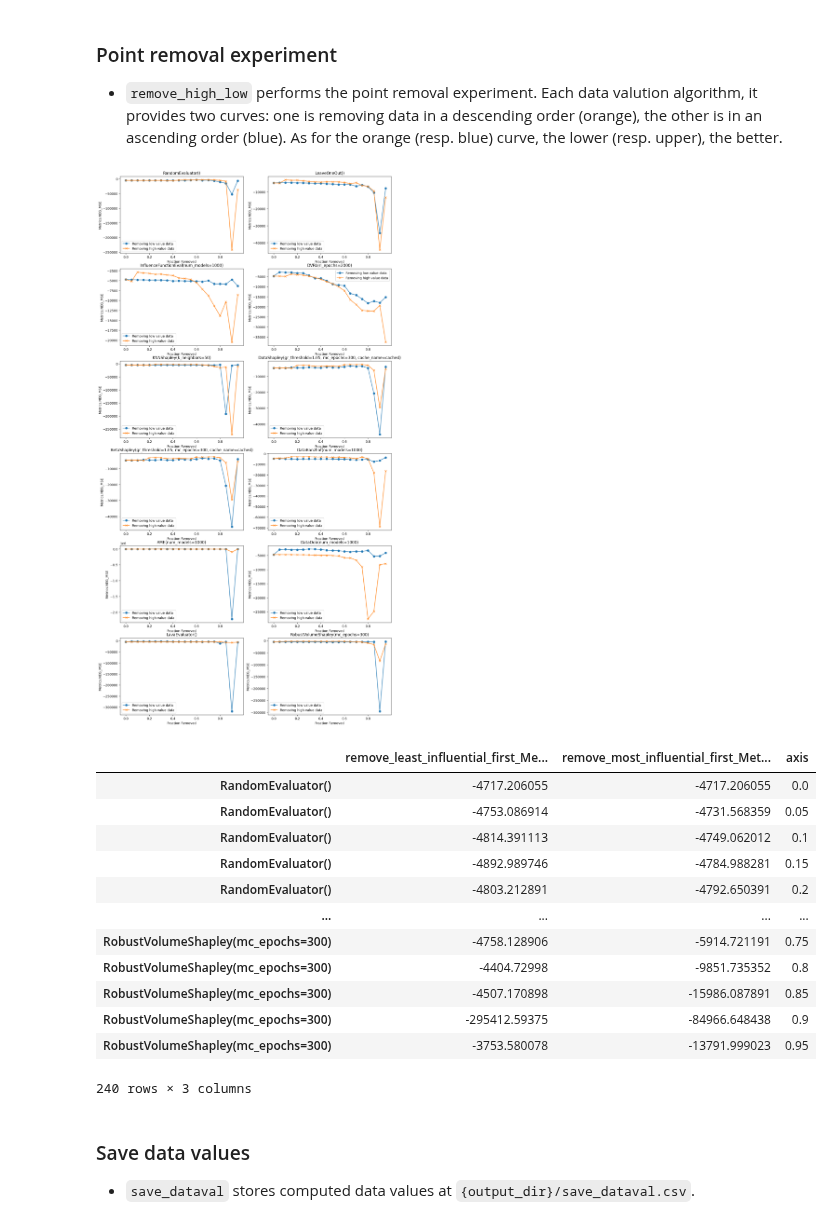
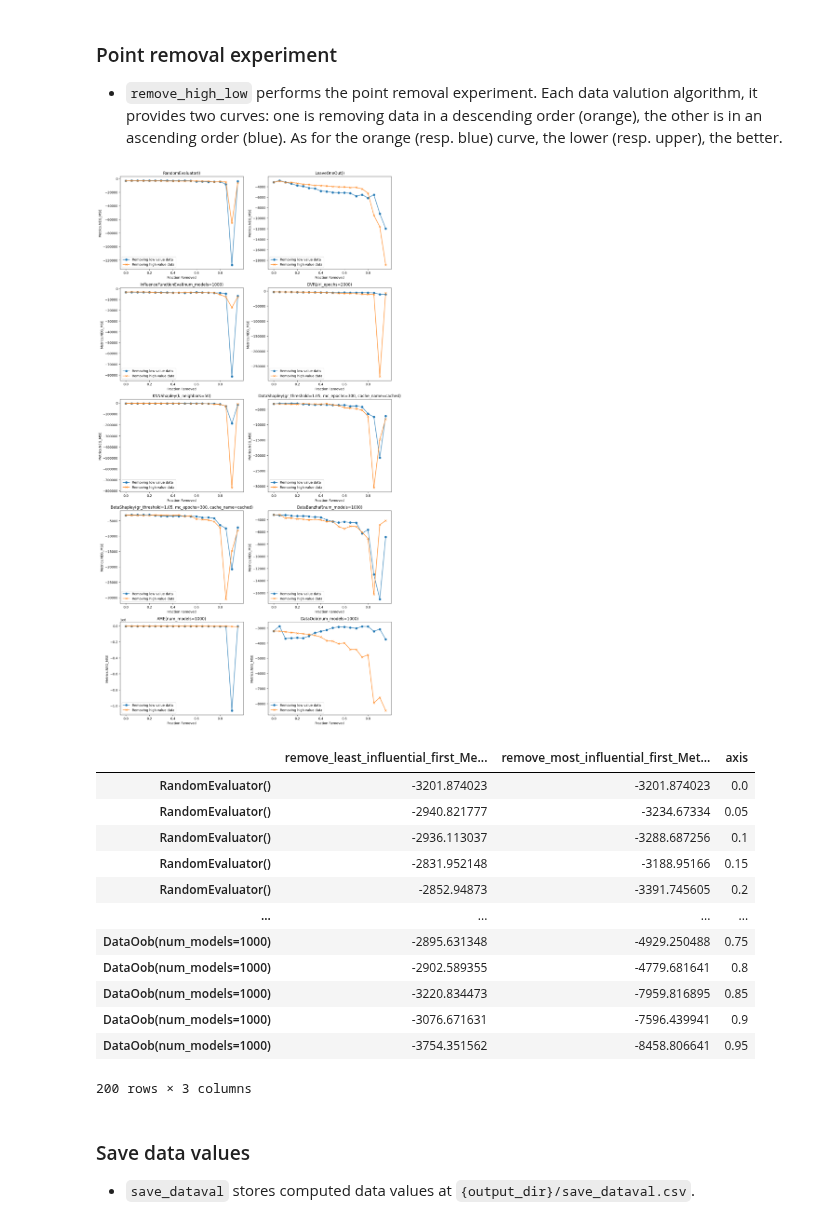
Before and after one commit to opendataval/opendataval, a Jupyter notebook: examples/diabetes_regression.ipynb, the cells around one changed output. Drawn from its saved outputs; the diff is of its cells as text; code cells hidden in the pictures.

```diff
--- a/examples/diabetes_regression.ipynb
+++ b/examples/diabetes_regression.ipynb
@@ -65,16 +57,14 @@ A full list of registered datasets can be found [here](https://github.com/openda
 data_evaluators = [
     RandomEvaluator(),
     LeaveOneOut(), # leave one out
-    InfluenceSubsample(num_models=1000), # influence function
+    InfluenceFunctionEval(num_models=1000), # influence function
     DVRL(rl_epochs=2000), # Data valuation using Reinforcement Learning
     KNNShapley(k_neighbors=valid_count), # KNN-Shapley
     DataShapley(gr_threshold=1.05, mc_epochs=300, cache_name=f"cached"), # Data-Shapley
     BetaShapley(gr_threshold=1.05, mc_epochs=300, cache_name=f"cached"), # Beta-Shapley
     DataBanzhaf(num_models=1000), # Data-Banzhaf
     AME(num_models=1000), # Average Marginal Effects
-    DataOob(num_models=1000), # Data-OOB
-    LavaEvaluator(),
-    RobustVolumeShapley(mc_epochs=300)
+    DataOob(num_models=1000) # Data-OOB
 ]
 # %%
 %%time
@@ -150,25 +136,25 @@ _, fig = exper_med.plot(discover_corrupted_sample, fig, col=2, save_output=True)
 - `remove_high_low` performs the point removal experiment. Each data valution algorithm, it provides two curves: one is removing data in a descending order (orange), the other is in an ascending order (blue). As for the orange (resp. blue) curve, the lower (resp. upper), the better.
 # %%
 fig = plt.figure(figsize=(15, 30))
-df_resp, fig = exper_med.plot(remove_high_low, fig, col=2, save_output=True)
+df_resp, fig = exper_med.plot(remove_high_low, fig, include_train=True, col=2, save_output=True)
 # %% [output]
-[figure, old version]
+[figure, new version]
 # %%
 df_resp # it provides complete information for generating point-removal experiment figures.
 # %% [output]
 |  | remove_least_influential_first_Me... | remove_most_influential_first_Met... | axis |
-| RandomEvaluator() | -4717.206055 | -4717.206055 | 0.0 |
-| RandomEvaluator() | -4753.086914 | -4731.568359 | 0.05 |
-| RandomEvaluator() | -4814.391113 | -4749.062012 | 0.1 |
-| RandomEvaluator() | -4892.989746 | -4784.988281 | 0.15 |
-| RandomEvaluator() | -4803.212891 | -4792.650391 | 0.2 |
+| RandomEvaluator() | -3201.874023 | -3201.874023 | 0.0 |
+| RandomEvaluator() | -2940.821777 | -3234.67334 | 0.05 |
+| RandomEvaluator() | -2936.113037 | -3288.687256 | 0.1 |
+| RandomEvaluator() | -2831.952148 | -3188.95166 | 0.15 |
+| RandomEvaluator() | -2852.94873 | -3391.745605 | 0.2 |
 | ... | ... | ... | ... |
-| RobustVolumeShapley(mc_epochs=300) | -4758.128906 | -5914.721191 | 0.75 |
-| RobustVolumeShapley(mc_epochs=300) | -4404.72998 | -9851.735352 | 0.8 |
-| RobustVolumeShapley(mc_epochs=300) | -4507.170898 | -15986.087891 | 0.85 |
-| RobustVolumeShapley(mc_epochs=300) | -295412.59375 | -84966.648438 | 0.9 |
-| RobustVolumeShapley(mc_epochs=300) | -3753.580078 | -13791.999023 | 0.95 |
+| DataOob(num_models=1000) | -2895.631348 | -4929.250488 | 0.75 |
+| DataOob(num_models=1000) | -2902.589355 | -4779.681641 | 0.8 |
+| DataOob(num_models=1000) | -3220.834473 | -7959.816895 | 0.85 |
+| DataOob(num_models=1000) | -3076.671631 | -7596.439941 | 0.9 |
+| DataOob(num_models=1000) | -3754.351562 | -8458.806641 | 0.95 |
-240 rows × 3 columns
+200 rows × 3 columns
 # %% [markdown]
 ### Save data values
 - `save_dataval` stores computed data values at `{output_dir}/save_dataval.csv`.
```
Also changed, not shown: parts of 6 cells of this notebook, 6 other files.
